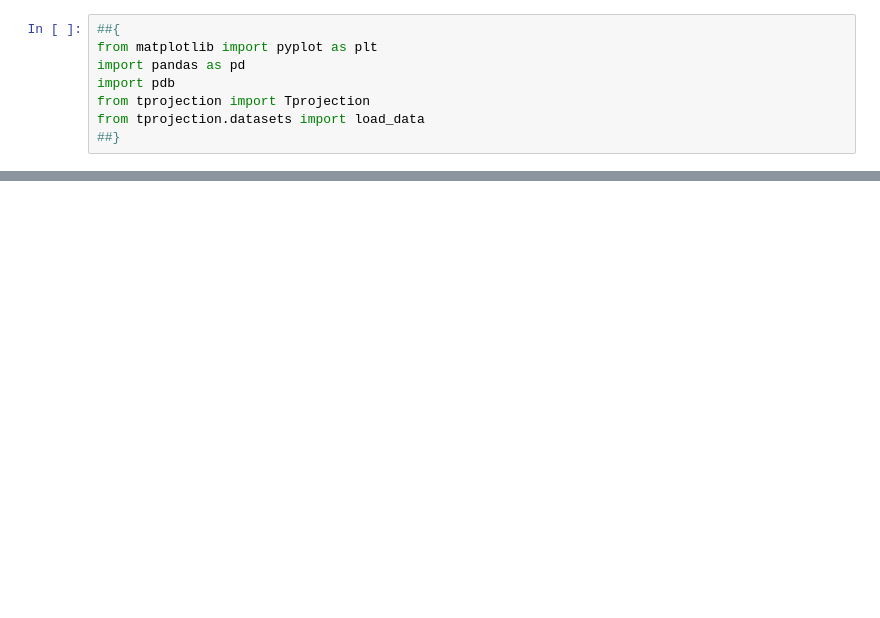
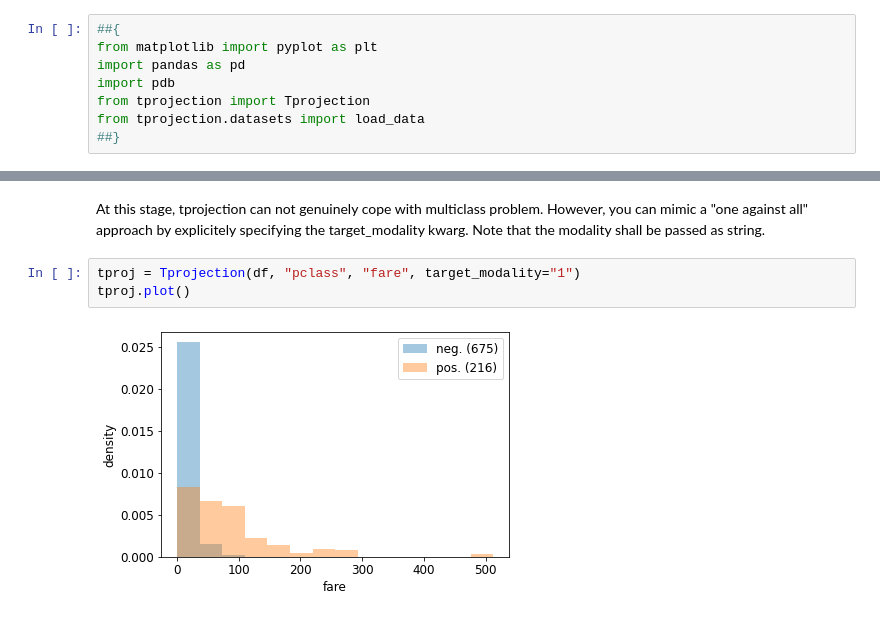
Before and after one commit to greghor/tprojection, a Jupyter notebook: examples/examples.ipynb, the cells around one changed output, grey strips where cells are left out. Cells and saved outputs as stored; diff of their text form; blank space fills up the shorter version.

```diff
--- a/examples/examples.ipynb
+++ b/examples/examples.ipynb
@@ -29,0 +36,7 @@ tproj.plot()
+# %% [markdown]
+At this stage, tprojection can not genuinely cope with multiclass problem. However, you can mimic a "one against all" approach by explicitely specifying the target_modality kwarg. Note that the modality shall be passed as string.
+# %%
+tproj = Tprojection(df, "pclass", "fare", target_modality="1")
+tproj.plot()
+# %% [output]
+[figure, added]
```
Also changed, not shown: parts of 18 cells of this notebook.
